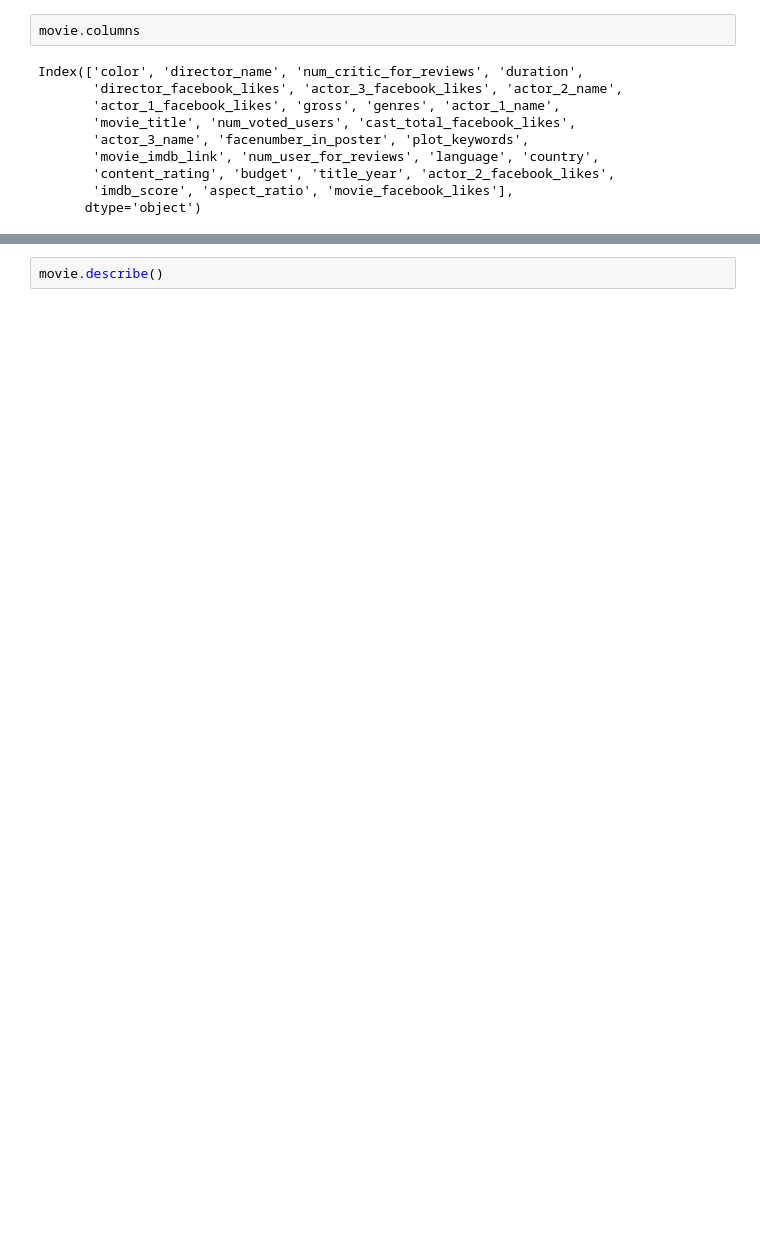
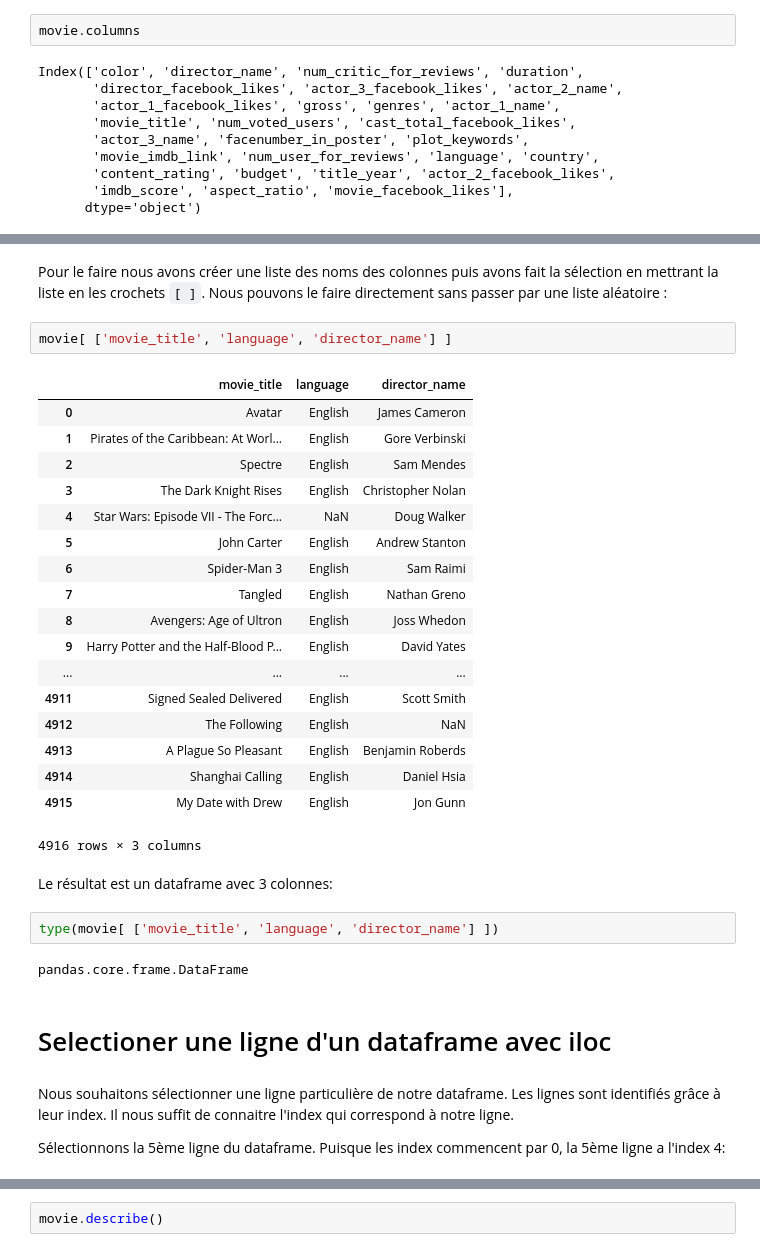
Before and after one commit to kevindegila/data-analyst, a Jupyter notebook: 03_01_Manipulation_des_donnees_avec_Pandas.ipynb, the cells around one changed output, grey strips where cells are left out. Cells and saved outputs as stored; diff of their text form; blank space fills up the shorter version.

```diff
--- a/03_01_Manipulation_des_donnees_avec_Pandas.ipynb
+++ b/03_01_Manipulation_des_donnees_avec_Pandas.ipynb
@@ -244,0 +280,35 @@ Index(['color', 'director_name', 'num_critic_for_reviews', 'duration',
+# %% [markdown]
+Pour le faire nous avons créer une liste des noms des colonnes puis avons fait la sélection en mettrant la liste en les crochets `[ ]`. Nous pouvons le faire directement sans passer par une liste aléatoire :
+# %%
+movie[ ['movie_title', 'language', 'director_name'] ]
+# %% [output]
+|  | movie_title | language | director_name |
+| 0 | Avatar | English | James Cameron |
+| 1 | Pirates of the Caribbean: At Worl... | English | Gore Verbinski |
+| 2 | Spectre | English | Sam Mendes |
+| 3 | The Dark Knight Rises | English | Christopher Nolan |
+| 4 | Star Wars: Episode VII - The Forc... | NaN | Doug Walker |
+| 5 | John Carter | English | Andrew Stanton |
+| 6 | Spider-Man 3 | English | Sam Raimi |
+| 7 | Tangled | English | Nathan Greno |
+| 8 | Avengers: Age of Ultron | English | Joss Whedon |
+| 9 | Harry Potter and the Half-Blood P... | English | David Yates |
+| ... | ... | ... | ... |
+| 4911 | Signed Sealed Delivered | English | Scott Smith |
+| 4912 | The Following | English | NaN |
+| 4913 | A Plague So Pleasant | English | Benjamin Roberds |
+| 4914 | Shanghai Calling | English | Daniel Hsia |
+| 4915 | My Date with Drew | English | Jon Gunn |
+4916 rows × 3 columns
+# %% [markdown]
+Le résultat est un dataframe avec 3 colonnes:
+# %%
+type(movie[ ['movie_title', 'language', 'director_name'] ])
+# %% [output]
+pandas.core.frame.DataFrame
+# %% [markdown]
+# Selectioner une ligne d'un dataframe avec iloc
+# %% [markdown]
+Nous souhaitons sélectionner une ligne particulière de notre dataframe. Les lignes sont identifiés grâce à leur index. Il nous suffit de connaitre l'index qui correspond à notre ligne.
+
+Sélectionnons la 5ème ligne du dataframe. Puisque les index commencent par 0, la 5ème ligne a l'index 4:
```
Also changed, not shown: parts of 81 cells of this notebook, 1 other file.
